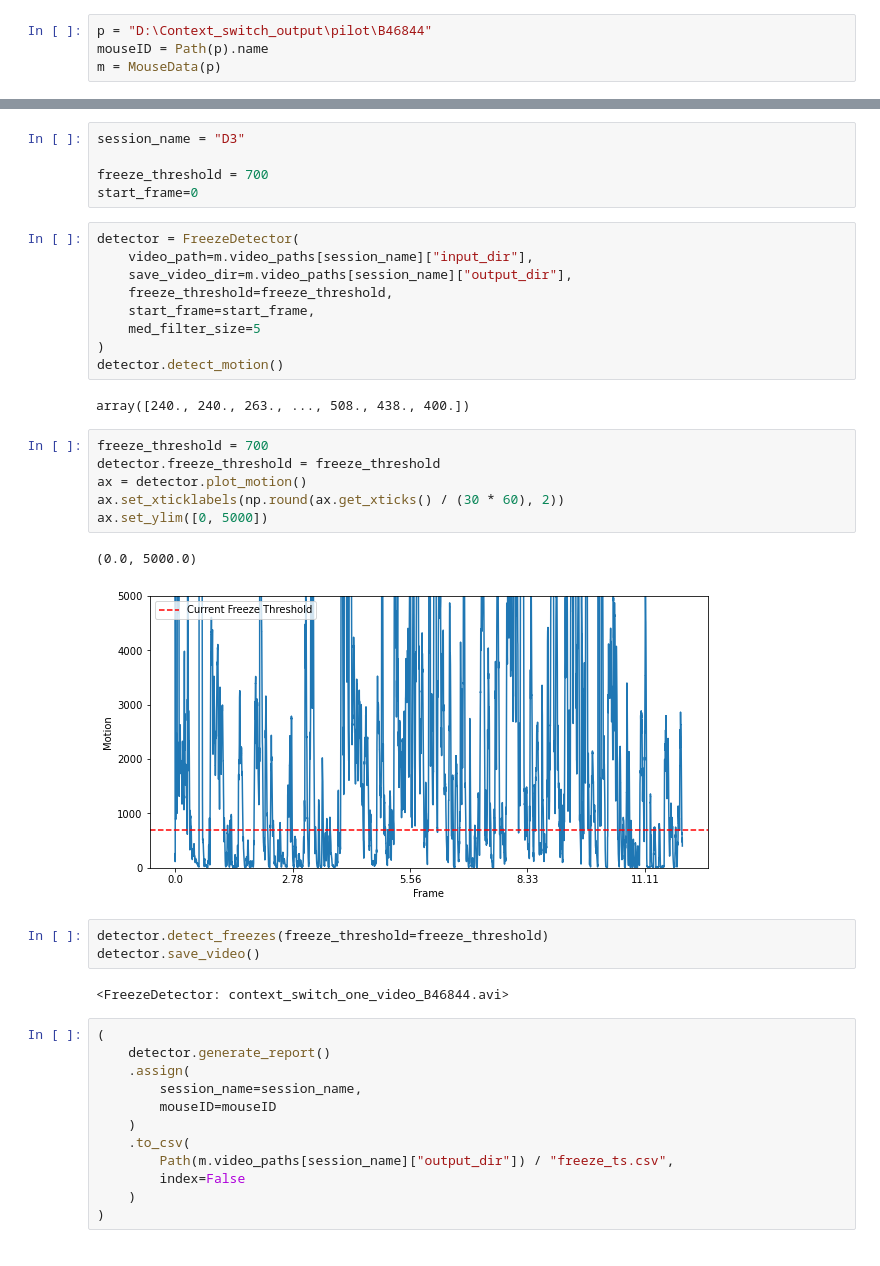
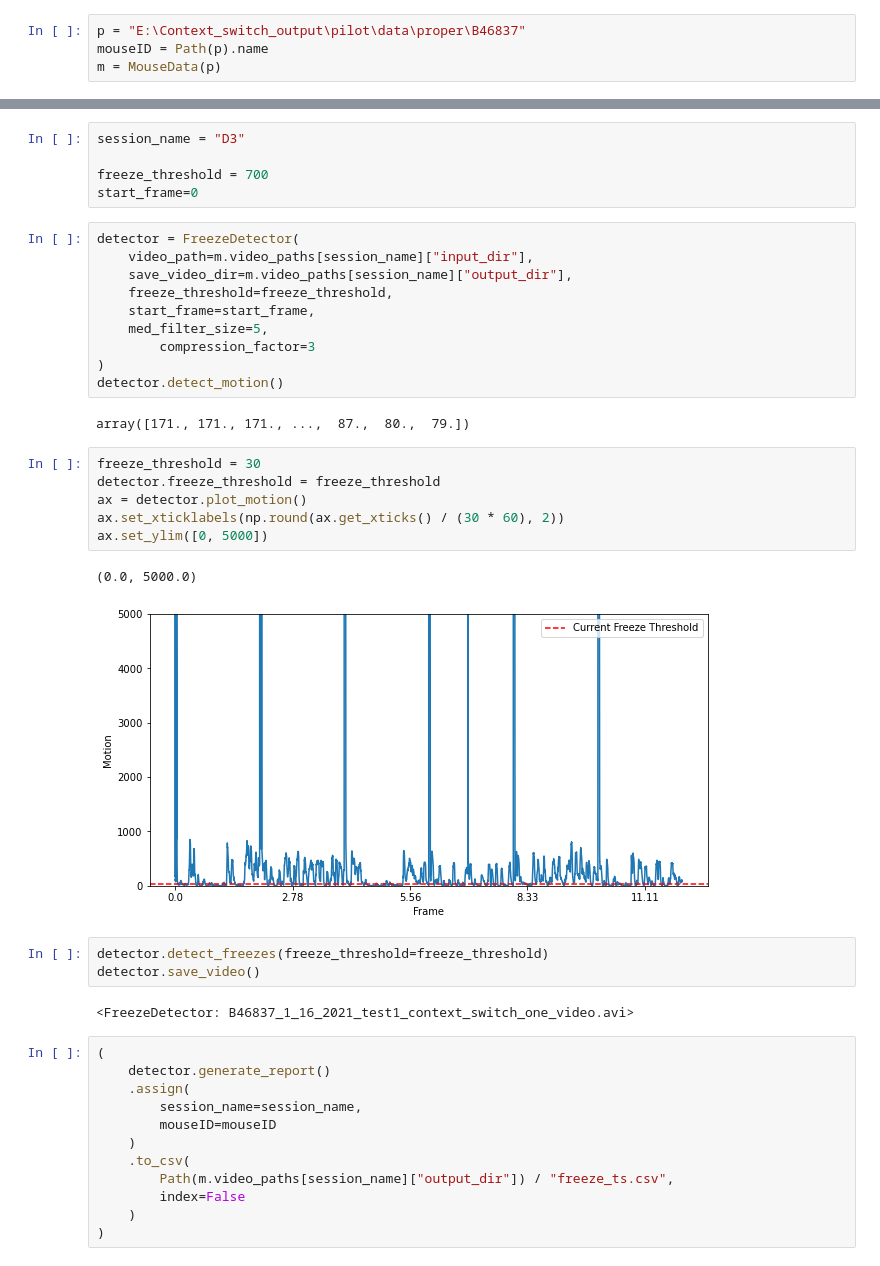
Before and after one commit to Ruairi-osul/context, a Jupyter notebook: behavioural_analysis/notebooks/Freeze Detection.ipynb, the cells around one changed output, grey strips where cells are left out. Saved outputs shown, nothing was run; the diff lists cells and outputs as text.

```diff
--- a/behavioural_analysis/notebooks/Freeze Detection.ipynb
+++ b/behavioural_analysis/notebooks/Freeze Detection.ipynb
@@ -29,7 +29,7 @@ class MouseData:
             out[session_name] = {"input_dir": str(session_videos[0]), "output_dir": str(output_dir)}
         return out
 # %%
-p = "D:\Context_switch_output\pilot\B46844"
+p = "E:\Context_switch_output\pilot\data\proper\B46837"
 mouseID = Path(p).name
 m = MouseData(p)
 # %% [markdown]
@@ -241,25 +239,26 @@ detector = FreezeDetector(
     save_video_dir=m.video_paths[session_name]["output_dir"],
     freeze_threshold=freeze_threshold,
     start_frame=start_frame,
-    med_filter_size=5
+    med_filter_size=5,
+        compression_factor=3
 )
 detector.detect_motion()
 # %% [output]
-array([240., 240., 263., ..., 508., 438., 400.])
+array([171., 171., 171., ...,  87.,  80.,  79.])
 # %%
-freeze_threshold = 700
+freeze_threshold = 30
 detector.freeze_threshold = freeze_threshold
 ax = detector.plot_motion()
 ax.set_xticklabels(np.round(ax.get_xticks() / (30 * 60), 2))
 ax.set_ylim([0, 5000])
 # %% [output]
 (0.0, 5000.0)
-[figure, old version]
+[figure, new version]
 # %%
 detector.detect_freezes(freeze_threshold=freeze_threshold)
 detector.save_video()
 # %% [output]
-<FreezeDetector: context_switch_one_video_B46844.avi>
+<FreezeDetector: B46837_1_16_2021_test1_context_switch_one_video.avi>
 # %%
 (
     detector.generate_report()
```
Also changed, not shown: parts of 21 cells of this notebook, 2 other files.
